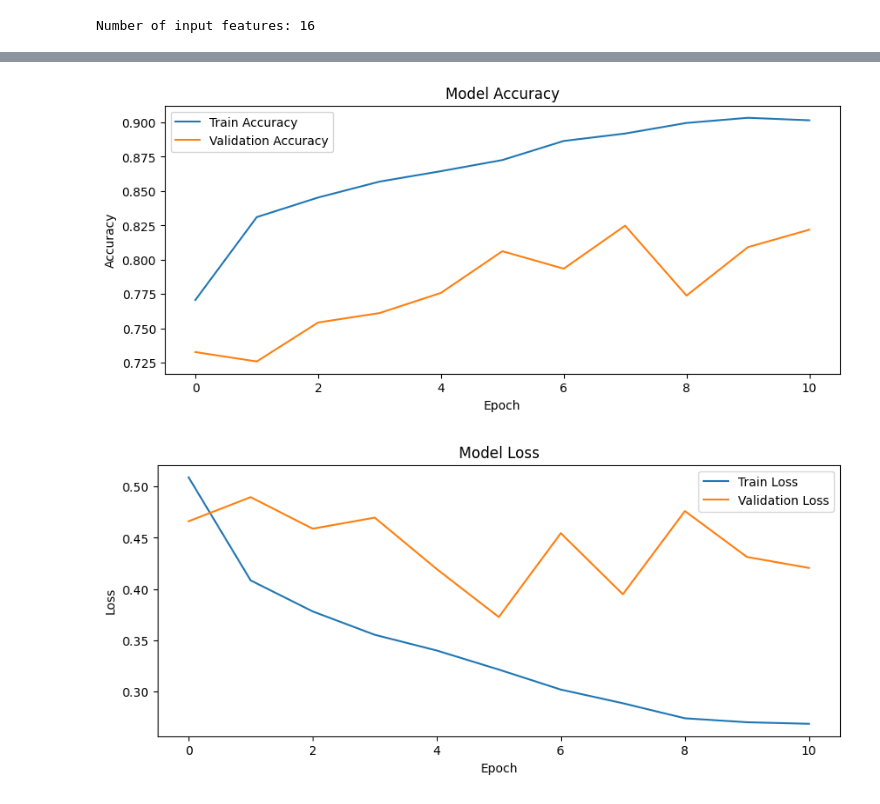
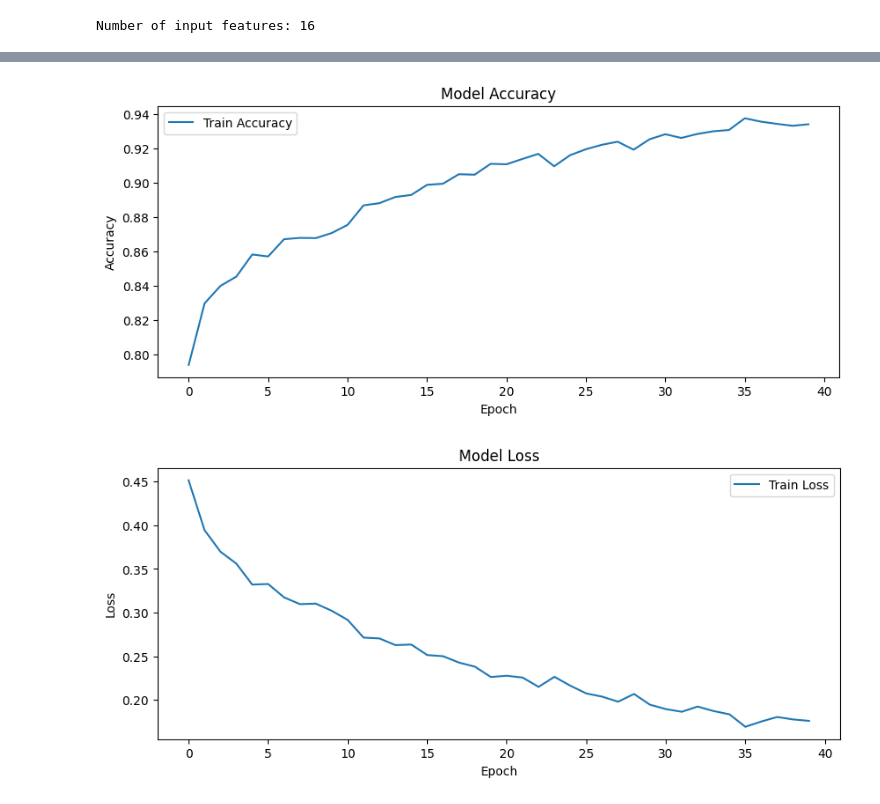
Before and after one commit to aftabhuss/ml_stroke_project, a Jupyter notebook: project.ipynb, the cells around one changed output, grey strips where cells are left out. Cells and saved outputs as stored; diff of their text form; code cells hidden in the pictures.

```diff
--- a/project.ipynb
+++ b/project.ipynb
@@ -115,6 +139,18 @@ plt.show()
 # %% [output]
 [figure]
 [figure]
+# %%
+def bmi_risk_category(bmi):
+    if bmi < 18.5:
+        return 0  # Underweight
+    elif bmi < 25:
+        return 1  # Normal
+    elif bmi < 30:
+        return 2  # Overweight
+    else:
+        return 3  # Obese
+
+df['bmi_risk'] = df['bmi'].apply(bmi_risk_category)
 # %%
 df.describe()
 # %% [output]
@@ -174,0 +211,8 @@ Shape: (5110, 17)
+# %%
+# Drop the gender_Other column since it has too low entries
+
+if 'gender_Other' in df.columns:
+    df = df.drop(columns=['gender_Other'])
+    print("Dropped 'gender_Other' column.")
+else:
+    print("'gender_Other' column not found (it may have been dropped previously).")
@@ -313,7 +359,7 @@ model_resampled = keras.Sequential([
 from tensorflow.keras.metrics import Recall, Precision
 
 model_resampled.compile(
-    optimizer=keras.optimizers.Adam(learning_rate=0.001),
+    optimizer=keras.optimizers.Adam(learning_rate=0.01),
     loss="binary_crossentropy",
 
     metrics=[
@@ -332,15 +378,17 @@ early_stop = EarlyStopping(
 )
 # %%
 # Training
+
+
 history = model_resampled.fit(
     X_train_resampled,
     y_train_resampled,
 
     batch_size=32,
     epochs=40,
-    validation_data=(X_test, y_test),
+    # validation_data=(X_test, y_test),
 
-    callbacks=[early_stop],
+   callbacks=[early_stop],
     verbose=1
 )
 # %% [output]
@@ -374,28 +450,26 @@ Test Precision: 0.1300
 # %%
 import matplotlib.pyplot as plt
 
 # Plot Accuracy
 plt.figure(figsize=(10,4))
 plt.plot(history.history['accuracy'], label='Train Accuracy')
-plt.plot(history.history['val_accuracy'], label='Validation Accuracy')
 plt.title('Model Accuracy')
 plt.xlabel('Epoch')
 plt.ylabel('Accuracy')
 plt.legend()
 plt.show()
 
 # Plot Loss
 plt.figure(figsize=(10,4))
 plt.plot(history.history['loss'], label='Train Loss')
-plt.plot(history.history['val_loss'], label='Validation Loss')
 plt.title('Model Loss')
 plt.xlabel('Epoch')
 plt.ylabel('Loss')
 plt.legend()
 plt.show()
 # %% [output]
-[figure, old version]
+[figure, new version]
-[figure, old version]
+[figure, new version]
 # %%
 # Confusion Matrix
 
```
Also changed, not shown: parts of 12 cells of this notebook.
